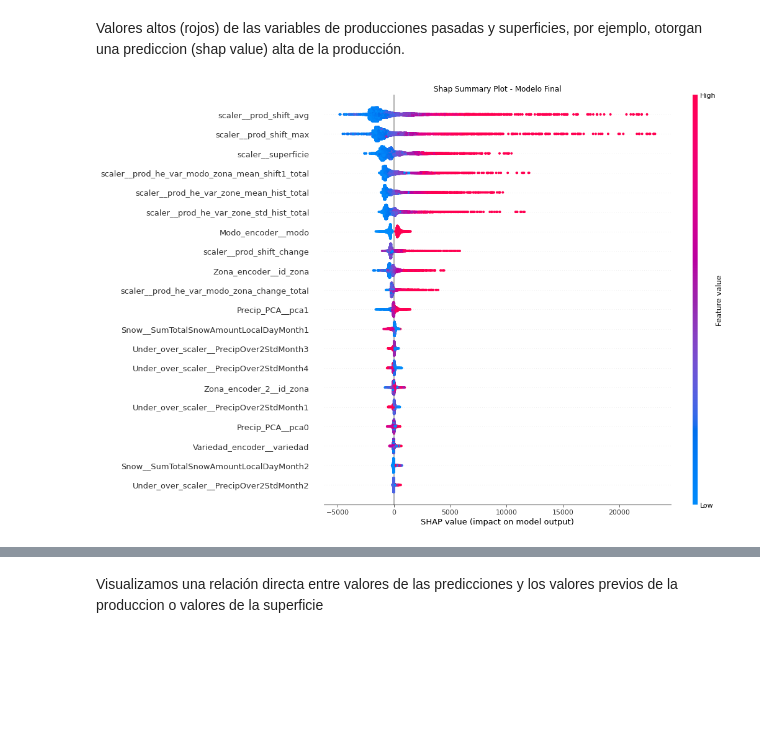
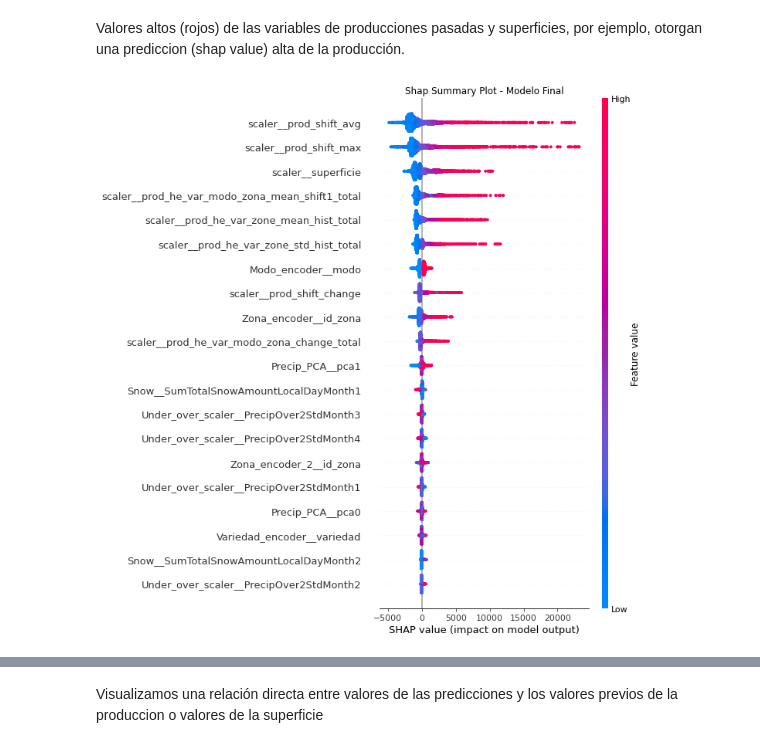
Before and after one commit to vitostamatti/datathon-cajamar-malbecs, a Jupyter notebook: notebooks/02-Prediccion-Malbecs-Nacional.ipynb, the cells around one changed output, grey strips where cells are left out. Drawn from its saved outputs; the diff is of its cells as text; code cells hidden in the pictures; blank space fills up the shorter version.

```diff
--- a/notebooks/02-Prediccion-Malbecs-Nacional.ipynb
+++ b/notebooks/02-Prediccion-Malbecs-Nacional.ipynb
@@ -619,8 +619,8 @@ shap_values_read = mm.load_trained_model('../data/models/shap_values.pickle')
 Valores altos (rojos) de las variables de producciones pasadas y superficies, por ejemplo, otorgan una prediccion (shap value) alta de la producción.
 # %%
 plt.figure(facecolor="white")
-shap.summary_plot(shap_values_read, x_sample_trans, plot_size=[15,10], show = False)
+shap.summary_plot(shap_values_read, x_sample_trans, plot_size=[10,10], show = False)
 plt.title("Shap Summary Plot - Modelo Final")
 plt.show()
 # %% [output]
-[figure, old version]
+[figure, new version]
```
Also changed, not shown: parts of 6 cells of this notebook, 2 other files.
